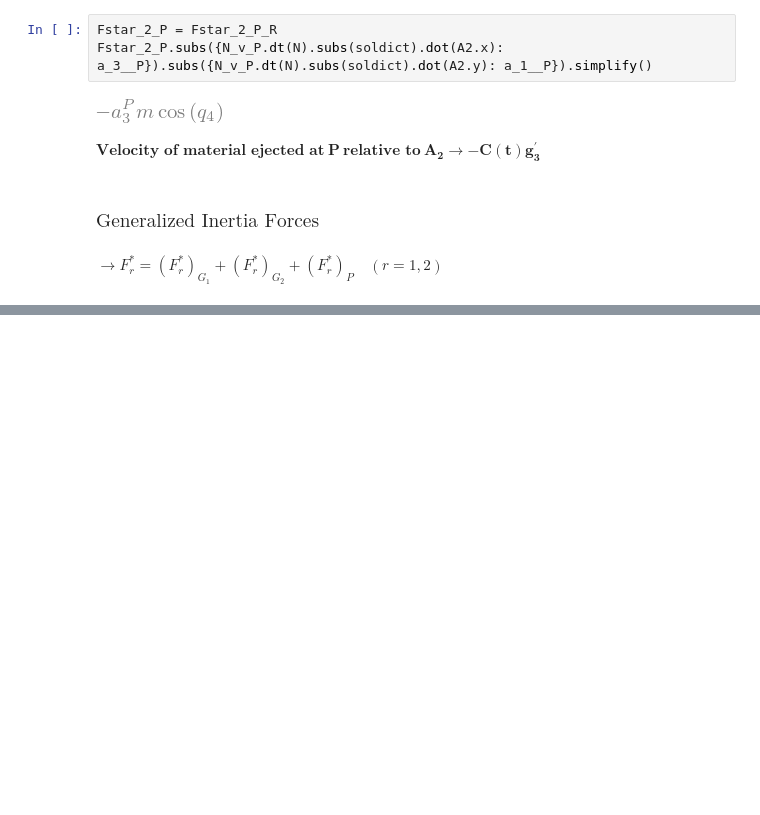
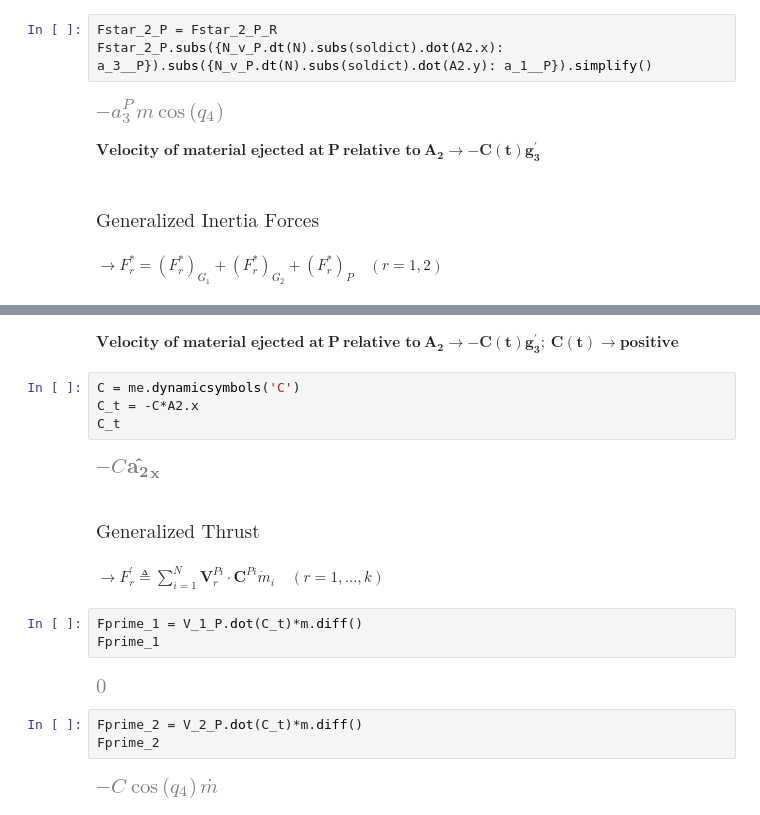
Before and after one commit to abhikamath/Rocket-Car, a Jupyter notebook: Rocket_Car.ipynb, the cells around one changed output, grey strips where cells are left out. Drawn from its saved outputs; the diff is of its cells as text; blank space fills up the shorter version.

```diff
--- a/Rocket_Car.ipynb
+++ b/Rocket_Car.ipynb
@@ -610,0 +610,22 @@ Fstar_2.subs(soldict)
+# %% [markdown]
+$\mathbf{\text{Velocity of material ejected at}\ P\ \text{relative to}\ A_2 \rightarrow -C(t)g_3^{'};\ C(t) \rightarrow \text{positive}}$
+# %%
+C = me.dynamicsymbols('C')
+C_t = -C*A2.x
+C_t
+# %% [output]
+[figure, added]
+# %% [markdown]
+### $\text{Generalized Thrust}$
+# %% [markdown]
+$\rightarrow F_r^{\prime} \triangleq \sum_{i=1}^{N} \mathbf{V}_{r}^{P i} \cdot \mathbf{C}^{P i} \dot{m}_{i} \quad (r=1, \ldots, k)$
+# %%
+Fprime_1 = V_1_P.dot(C_t)*m.diff()
+Fprime_1
+# %% [output]
+[figure, added]
+# %%
+Fprime_2 = V_2_P.dot(C_t)*m.diff()
+Fprime_2
+# %% [output]
+[figure, added]
```
Also changed, not shown: parts of 11 cells of this notebook.
